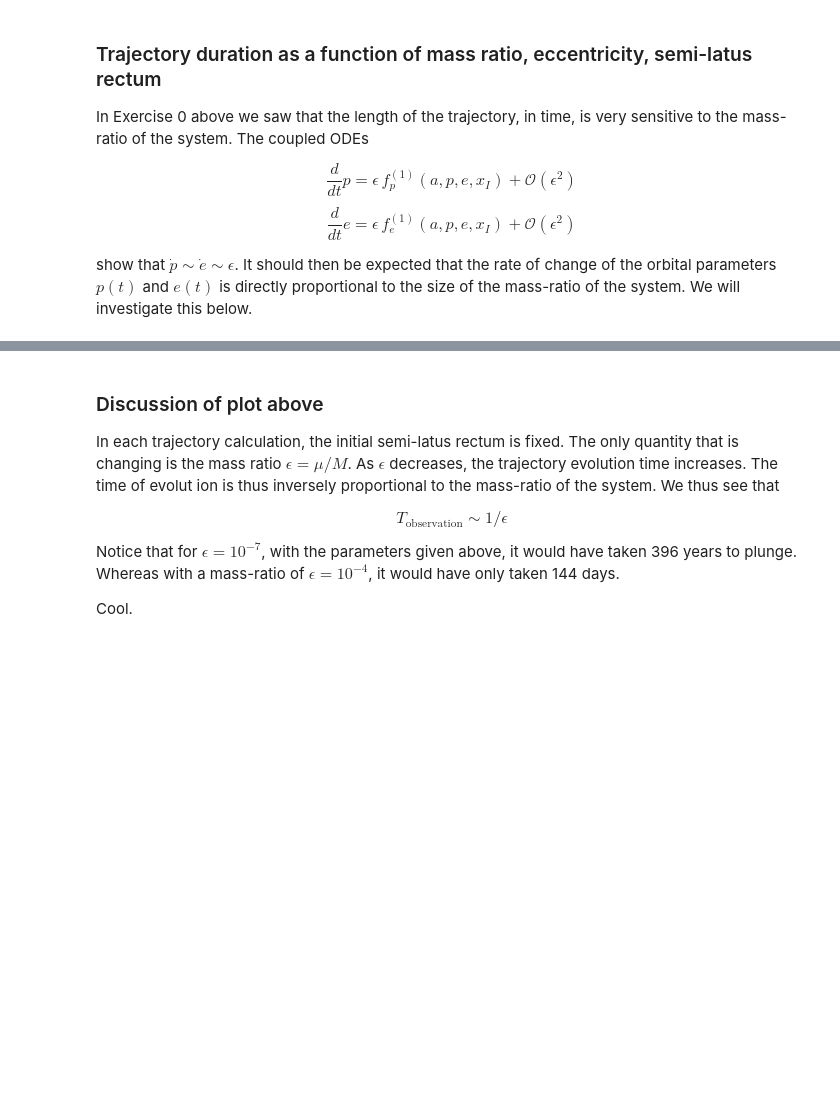
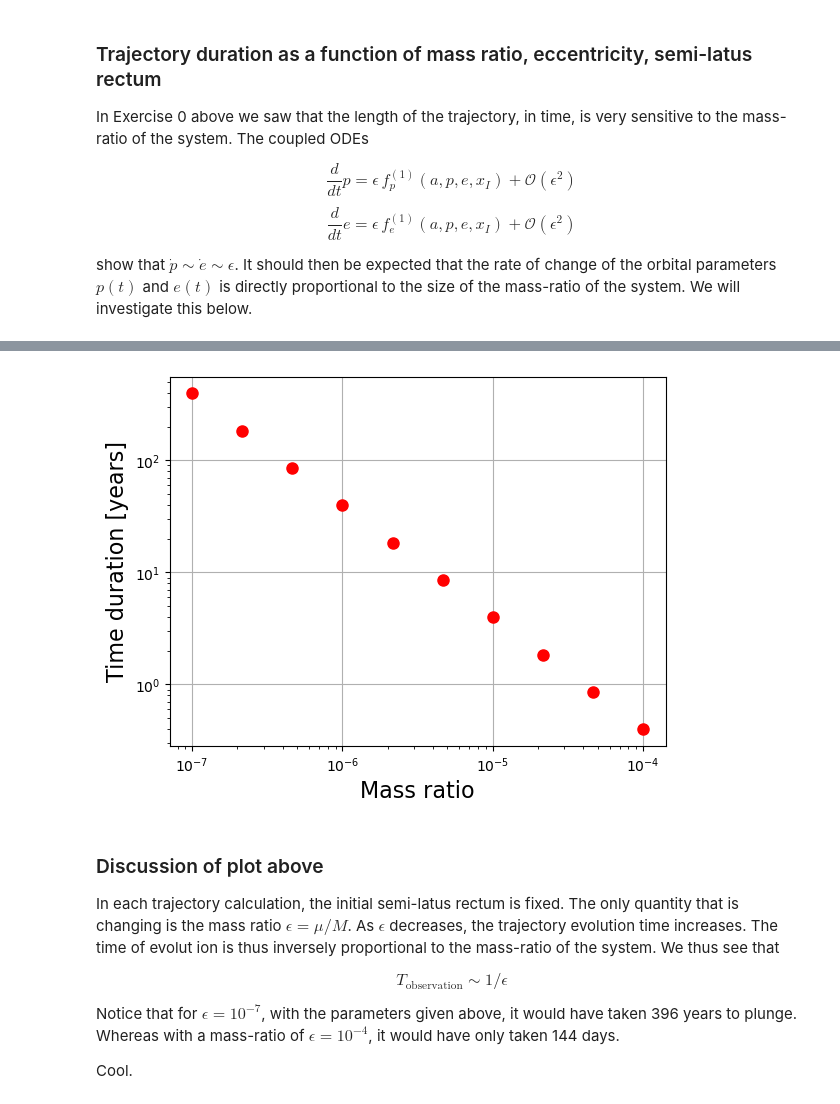
Before and after one commit to BertDepoorter/FEW-tutorial, a Jupyter notebook: GW_Workshop_Leuven.ipynb, the cells around one changed output, grey strips where cells are left out. Cells and saved outputs as stored; diff of their text form; code cells hidden in the pictures; blank space fills up the shorter version.

```diff
--- a/GW_Workshop_Leuven.ipynb
+++ b/GW_Workshop_Leuven.ipynb
@@ -474,11 +529,13 @@ for count,epsilon in enumerate(mass_ratio_vector):
 # %%
 plt.figure()
-plt.loglog(mass_ratio_vector, tfinal,'*', ms = "16", c = 'red')
+plt.loglog(mass_ratio_vector, tfinal,'o', ms = "8", c = 'red')
 plt.ylabel('Time duration [years]',fontsize = 16)
 plt.xlabel('Mass ratio',fontsize = 16)
 plt.title("")
 plt.grid()
 plt.show()
+# %% [output]
+[figure, added]
 # %% [markdown]
 ### Discussion of plot above
 
```
Also changed, not shown: parts of 34 cells of this notebook, 1 other file.
